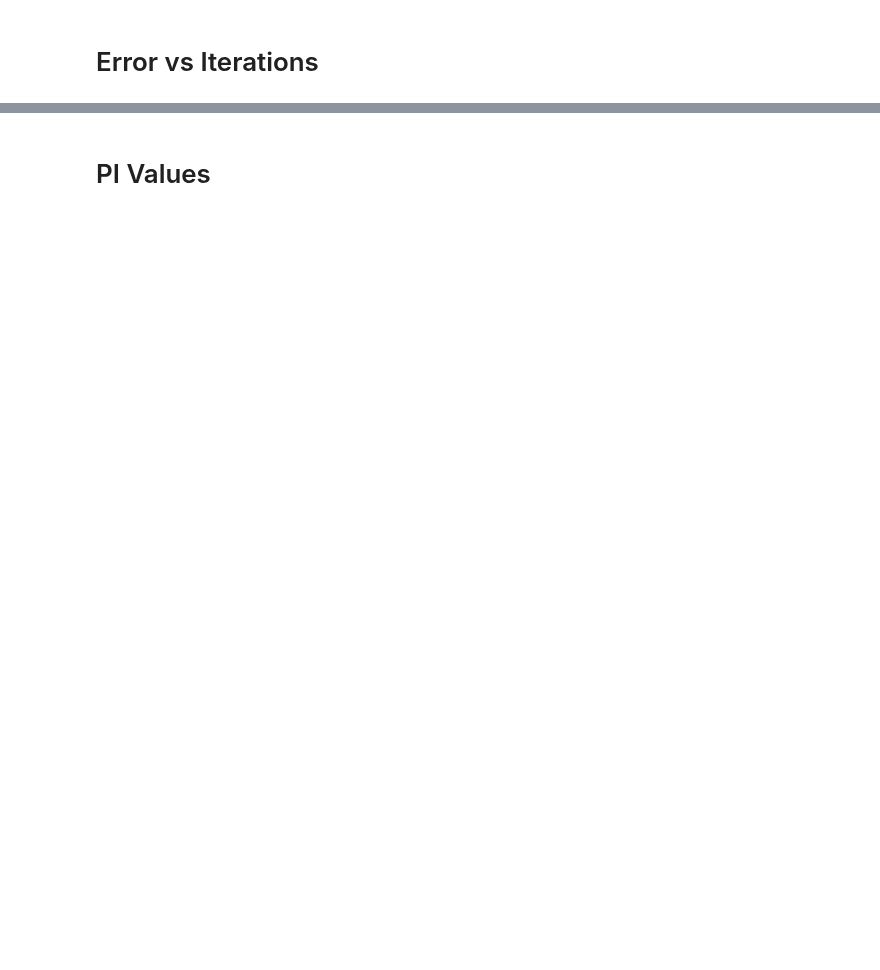
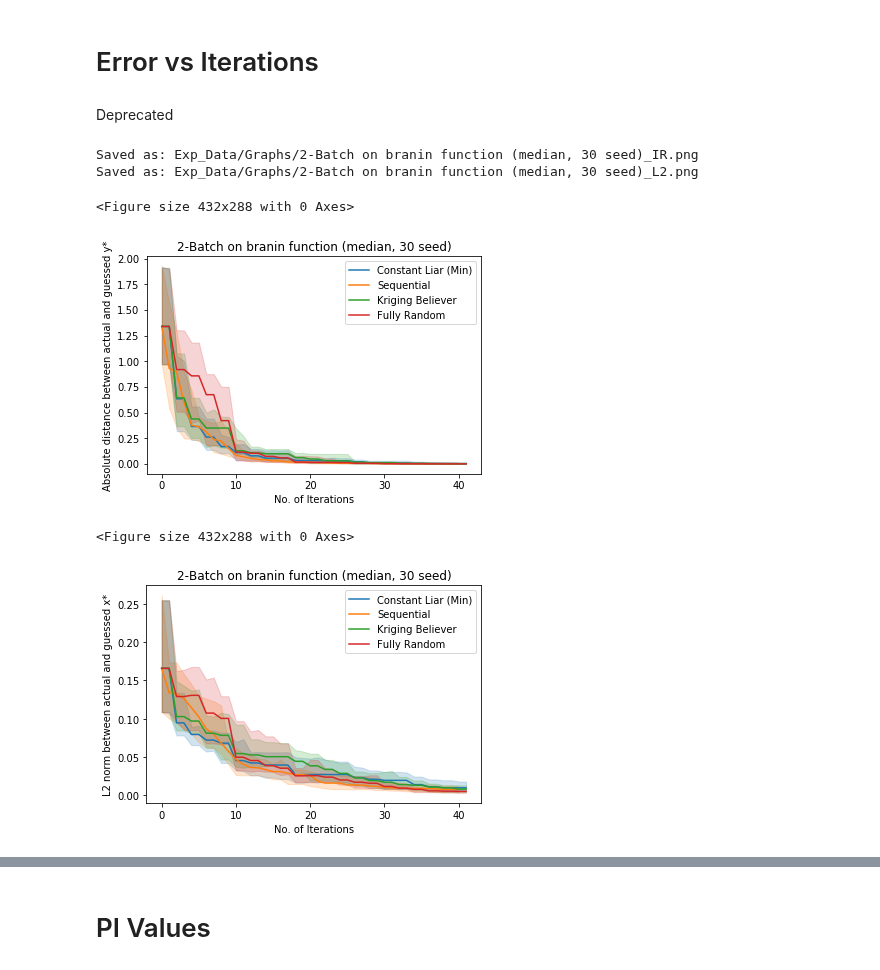
Before and after one commit to jamjs98764/Parallel-Bayesian-Optimisation, a Jupyter notebook: FITBO_GPy-FITBOMM_only/Plotting Results.ipynb, the cells around one changed output, grey strips where cells are left out. Drawn from its saved outputs; the diff is of its cells as text; code cells hidden in the pictures; blank space fills up the shorter version.

```diff
--- a/FITBO_GPy-FITBOMM_only/Plotting Results.ipynb
+++ b/FITBO_GPy-FITBOMM_only/Plotting Results.ipynb
@@ -1,12 +27,14 @@
 # %% [markdown]
 # Error vs Iterations
+# %% [markdown]
+Deprecated
 # %%
 # -*- coding: utf-8 -*-
 """
 Created on Wed Dec 19 14:56:44 2018
 
 @author: jianhong
-"""
+
 import numpy as np
 import seaborn as sns
 import pandas as pd
@@ -16,14 +44,14 @@ import matplotlib.pyplot as plt
 
 seed_size = 30
 batch_sizes = [2]
-test_funcs = ["branin", "hartmann"]
+test_funcs = ["branin"]
 metrics = ["IR", "L2"]
-save_file = False
+save_file = True
 
 plot_choice = {
         "seq_results": 1,
         "random_results": 1,
-        "random1_results": 1,
+        "random1_results": 0,
         "kb_results": 1,
         "cl_mean_results": 0,
         "cl_min_results": 1,
@@ -97,30 +125,38 @@ def plot_error_vs_iterations(seed_size, batch_sizes, test_funcs, metrics, plot_c
                     random1_results = error_vs_iterations(func = func, metrics = metric, batch = True, batch_size = batch_size, seed_size = seed_size, heuristic = "random_except_1st")
                 except: pass
                 try:
                     kb_results = error_vs_iterations(func = func, metrics = metric, batch = True, batch_size = batch_size, seed_size = seed_size, heuristic = "kb")
                 except: pass
                 try:
                     cl_mean_results = error_vs_iterations(func = func, metrics = metric, batch = True, batch_size = batch_size, seed_size = seed_size, heuristic = "cl-mean")
                 except: pass
                 try:
                     cl_min_results = error_vs_iterations(func = func, metrics = metric, batch = True, batch_size = batch_size, seed_size = seed_size, heuristic = "cl-min")
                 except: pass
                 try:
                     cl_max_results = error_vs_iterations(func = func, metrics = metric, batch = True, batch_size = batch_size, seed_size = seed_size, heuristic = "cl-max")
                 except: pass
 
                 for key, value in plot_choice.items():
                     if value == 1:
                         fig = sns.lineplot(x = 'iters', y = 'values', data = eval(key), err_style = "band", \
                                            label = label_lookup[key], estimator = estimator)
 
                 graph_title = str(batch_size) + "-Batch on "+ str(func) + " function (" + estimator_title + ", " + str(seed_size) + " seed)"
                 fig.set(xlabel = "No. of Iterations", ylabel = metric_lookup[metric], title = graph_title)
                 save_path = "Exp_Data/Graphs/" + graph_title + "_" + str(metric) + ".png"
                 fig2 = fig.get_figure()
 
                 if save_file:
                     print("Saved as: " + save_path)
                     fig2.savefig(save_path)
 
 plot_error_vs_iterations(seed_size, batch_sizes, test_funcs, metrics, plot_choice, save_file)
+"""
+# %% [output]
+Saved as: Exp_Data/Graphs/2-Batch on branin function (median, 30 seed)_IR.png
+Saved as: Exp_Data/Graphs/2-Batch on branin function (median, 30 seed)_L2.png
+<Figure size 432x288 with 0 Axes>
+[figure, added]
+<Figure size 432x288 with 0 Axes>
+[figure, added]
```
Also changed, not shown: parts of 12 cells of this notebook, 6 other files.
